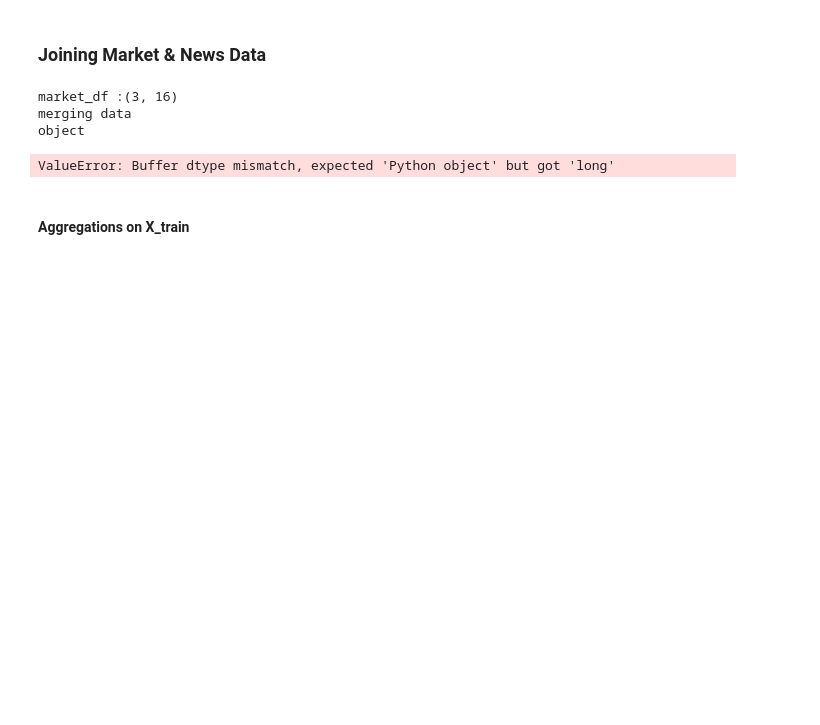
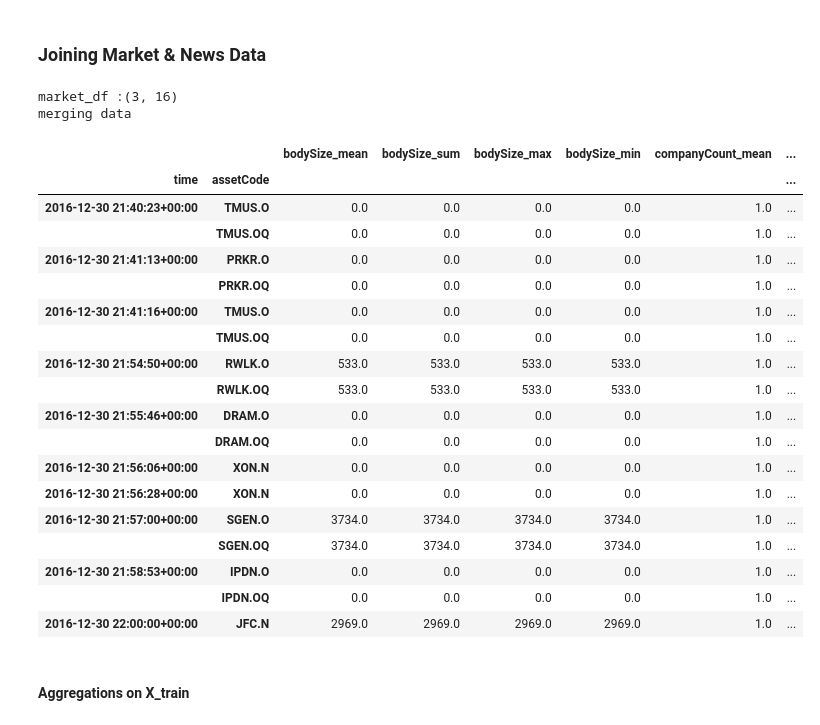
Before and after one commit to jangarong/StockMarketPredictions, a Jupyter notebook: stock_market_prediction.ipynb, the cells around one changed output. Drawn from its saved outputs; the diff is of its cells as text; code cells hidden in the pictures; blank space fills up the shorter version.

Commit message:
able to create aggregation dataframe with headlines

```diff
--- a/stock_market_prediction.ipynb
+++ b/stock_market_prediction.ipynb
@@ -52,7 +52,7 @@ news_agg_cols = [f for f in news_train_df.columns if 'novelty' in f or
                 'relevance' in f]
 news_agg_dict = {}
 for col in news_agg_cols:
-    news_agg_dict[col] = ['mean', 'var', 'sum', 'max', 'min']
+    news_agg_dict[col] = ['mean', 'sum', 'max', 'min']
 news_agg_dict['urgency'] = ['min', 'count']
 news_agg_dict['takeSequence'] = ['max']
 # %% [markdown]
@@ -84,40 +84,70 @@ def join_market_news(market_df, news_df):
 
     # create dataframe based on groupby
     news_col = ['time', 'assetCodes', 'headline'] + list(news_agg_dict.keys())
     news_df_expanded = pd.merge(df_assetCodes, news_df[news_col], left_on='level_0', right_index=True, suffixes=(['','_old']))
 
     print('merging data')
 
     # goes by row
     iter_a = 0
 
     def news_df_feats(x):
         if x.name == 'headline':
             return list(x)
 
+    # groupby time and assetcode
     news_groupby = news_df_expanded.groupby(['time', 'assetCode'])
-    news_df_str = news_groupby.transform(lambda x: news_df_feats(x))['headline']
-    news_df_aggregated = news_groupby.agg(news_agg_dict)
-    print(news_df_str.dtype)
-    X = pd.concat([news_df_aggregated, news_df_str], axis=1, sort=False)
 
-    return news_train_df
+    # get aggregated df
+    news_df_aggregated = news_groupby.agg(news_agg_dict).apply(np.float32).reset_index()
+    news_df_aggregated.columns = ['_'.join(col).strip() for col in news_df_aggregated.columns.values]
+
+    # get any important string dataframes
+    news_df_cat = news_groupby.transform(lambda x: news_df_feats(x))['headline'].to_frame()
+    new_news_df = pd.concat([news_df_aggregated, news_df_cat], axis=1)
+
+    # rename columns
+    new_news_df.rename(columns={'time_': 'time', 'assetCode_': 'assetCode'}, inplace=True)
+    new_news_df.set_index(['time', 'assetCode'], inplace=True)
+
+    return new_news_df
+
+    # Join with train
+    X = market_df.join(new_news_df, on=['time', 'assetCode'])
 
     # cleanup time
     del market_df
     del news_df
     gc.collect()
 
     print('X shape :' + str(X.shape))
 
     return X
 
+#X_train = join_market_news(market_train_df, news_train_df)
 join_market_news(market_train_df, news_train_df).head()
 # %% [output]
 market_df :(3, 16)
 merging data
-object
-ValueError: Buffer dtype mismatch, expected 'Python object' but got 'long'
+|  |  | bodySize_mean | bodySize_sum | bodySize_max | bodySize_min | companyCount_mean | ... |
+| time | assetCode |  |  |  |  |  | ... |
+| 2016-12-30 21:40:23+00:00 | TMUS.O | 0.0 | 0.0 | 0.0 | 0.0 | 1.0 | ... |
+|  | TMUS.OQ | 0.0 | 0.0 | 0.0 | 0.0 | 1.0 | ... |
+| 2016-12-30 21:41:13+00:00 | PRKR.O | 0.0 | 0.0 | 0.0 | 0.0 | 1.0 | ... |
+|  | PRKR.OQ | 0.0 | 0.0 | 0.0 | 0.0 | 1.0 | ... |
+| 2016-12-30 21:41:16+00:00 | TMUS.O | 0.0 | 0.0 | 0.0 | 0.0 | 1.0 | ... |
+|  | TMUS.OQ | 0.0 | 0.0 | 0.0 | 0.0 | 1.0 | ... |
+| 2016-12-30 21:54:50+00:00 | RWLK.O | 533.0 | 533.0 | 533.0 | 533.0 | 1.0 | ... |
+|  | RWLK.OQ | 533.0 | 533.0 | 533.0 | 533.0 | 1.0 | ... |
+| 2016-12-30 21:55:46+00:00 | DRAM.O | 0.0 | 0.0 | 0.0 | 0.0 | 1.0 | ... |
+|  | DRAM.OQ | 0.0 | 0.0 | 0.0 | 0.0 | 1.0 | ... |
+| 2016-12-30 21:56:06+00:00 | XON.N | 0.0 | 0.0 | 0.0 | 0.0 | 1.0 | ... |
+| 2016-12-30 21:56:28+00:00 | XON.N | 0.0 | 0.0 | 0.0 | 0.0 | 1.0 | ... |
+| 2016-12-30 21:57:00+00:00 | SGEN.O | 3734.0 | 3734.0 | 3734.0 | 3734.0 | 1.0 | ... |
+|  | SGEN.OQ | 3734.0 | 3734.0 | 3734.0 | 3734.0 | 1.0 | ... |
+| 2016-12-30 21:58:53+00:00 | IPDN.O | 0.0 | 0.0 | 0.0 | 0.0 | 1.0 | ... |
+|  | IPDN.OQ | 0.0 | 0.0 | 0.0 | 0.0 | 1.0 | ... |
+| 2016-12-30 22:00:00+00:00 | JFC.N | 2969.0 | 2969.0 | 2969.0 | 2969.0 | 1.0 | ... |
 # %% [markdown]
 #### Aggregations on X_train
 # %%
```
